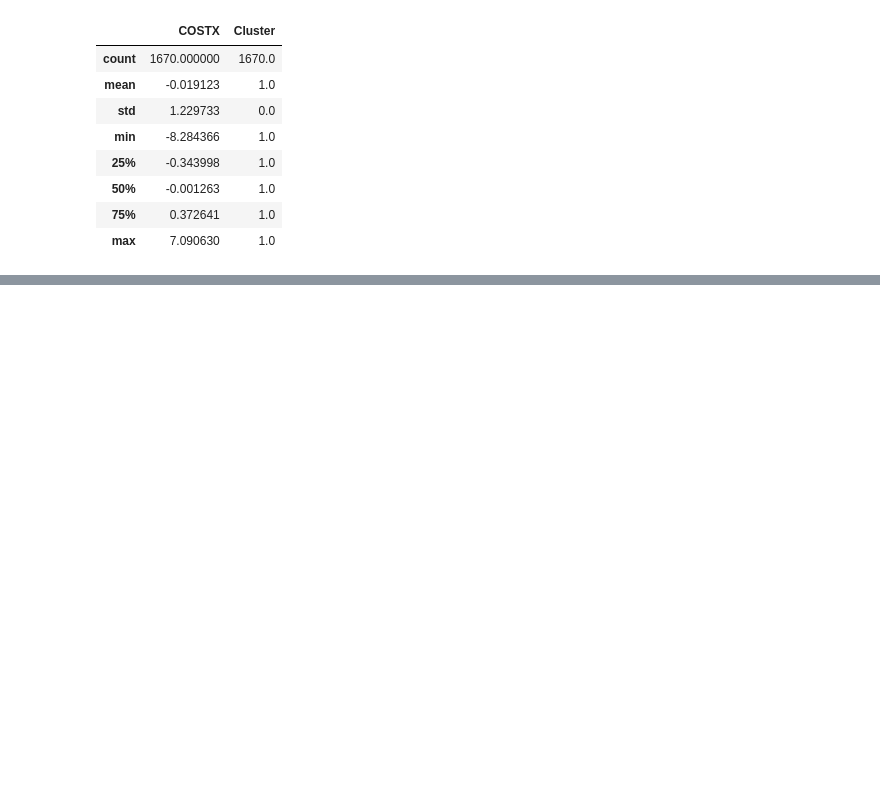
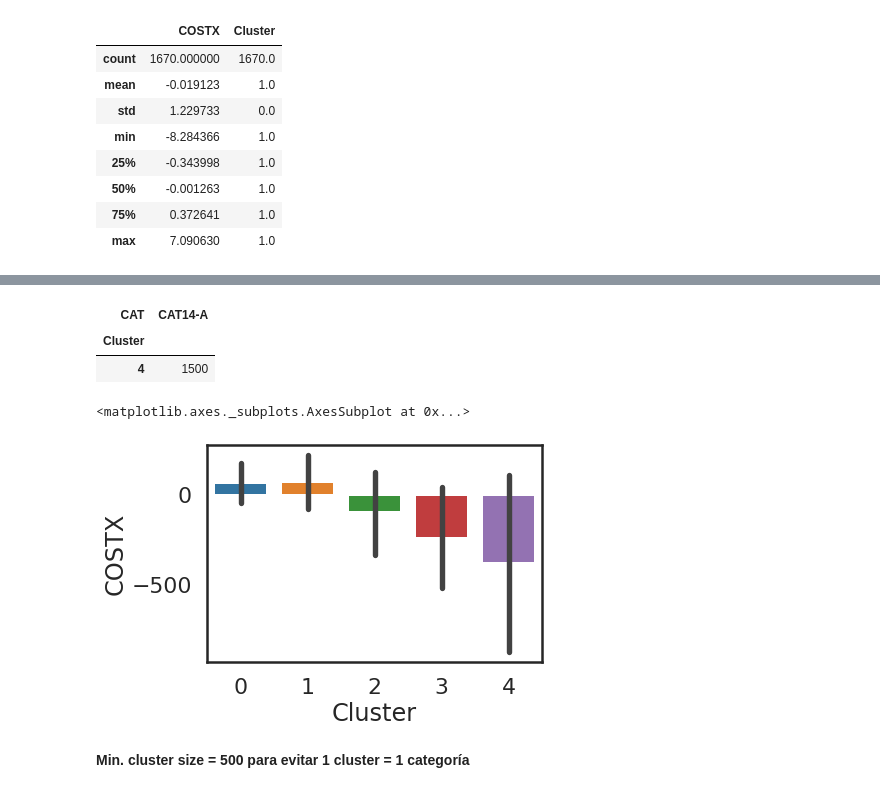
Before and after one commit to rjnakano/manejo-inventarios-pdg, a Jupyter notebook: Notebooks/TDGClusteringJerarquicoV1.ipynb, the cells around one changed output, grey strips where cells are left out. Drawn from its saved outputs; the diff is of its cells as text; code cells hidden in the pictures; blank space fills up the shorter version.

```diff
--- a/Notebooks/TDGClusteringJerarquicoV1.ipynb
+++ b/Notebooks/TDGClusteringJerarquicoV1.ipynb
@@ -512,0 +636,2 @@ sns.barplot(x='Cluster', y='COSTX', data=dataNoDims2D[dataNoDims2D['Cluster']!=-
+# %%
+dataNoDims2D2['Cluster']=clusterer5.labels_
@@ -512,0 +726,14 @@ sns.barplot(x='Cluster', y='COSTX', data=dataNoDims2D[dataNoDims2D['Cluster']!=-
+# %%
+contingency = pd.crosstab(dataNoDims2D2[dataNoDims2D2['Cluster']==4].Cluster, dataNoDims2D2[dataNoDims2D2['Cluster']==4].CAT)
+contingency
+# %% [output]
+| CAT | CAT14-A |
+| Cluster |  |
+| 4 | 1500 |
+# %%
+sns.barplot(x='Cluster', y='COSTX', data=dataNoDims2D2[dataNoDims2D2['Cluster']!=-1])
+# %% [output]
+<matplotlib.axes._subplots.AxesSubplot at 0x...>
+[figure, added]
+# %% [markdown]
+**Min. cluster size = 500 para evitar 1 cluster = 1 categoría**
```
Also changed, not shown: parts of 66 cells of this notebook.
